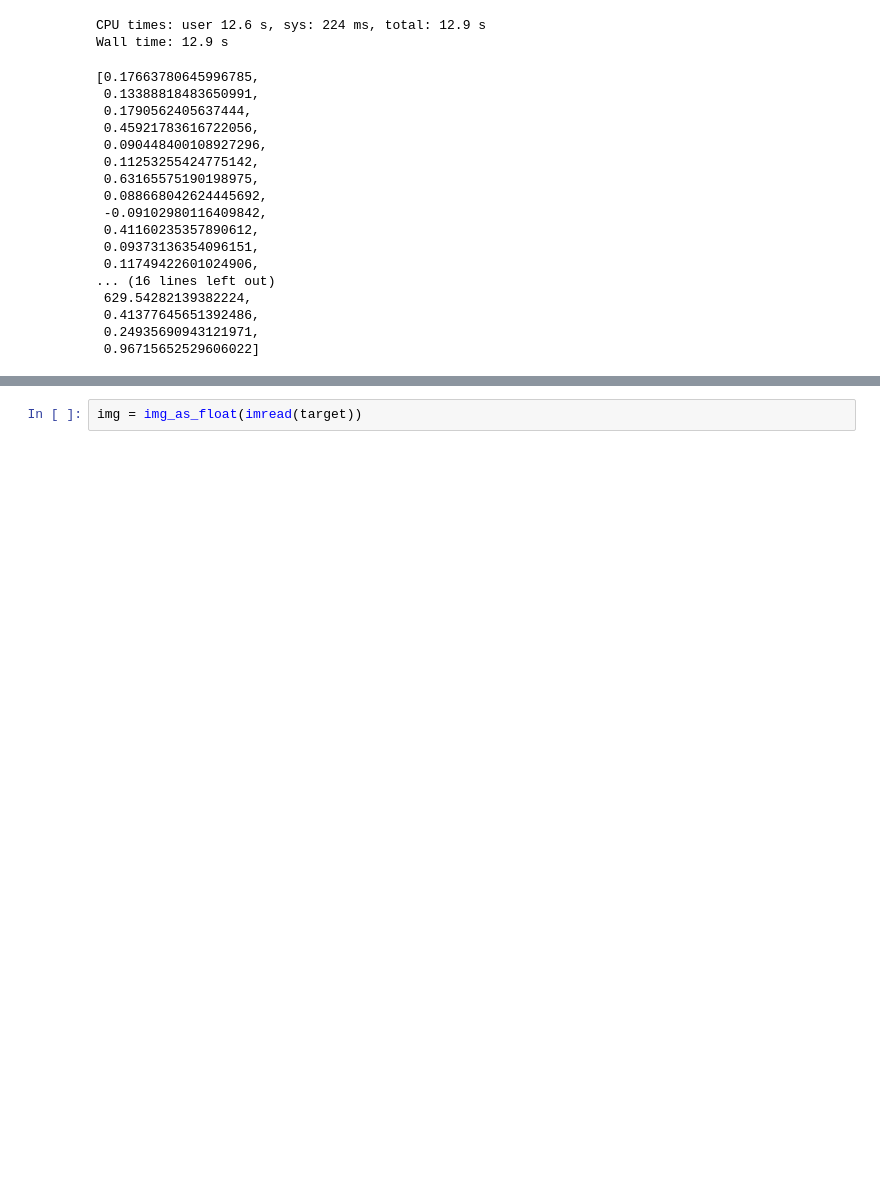
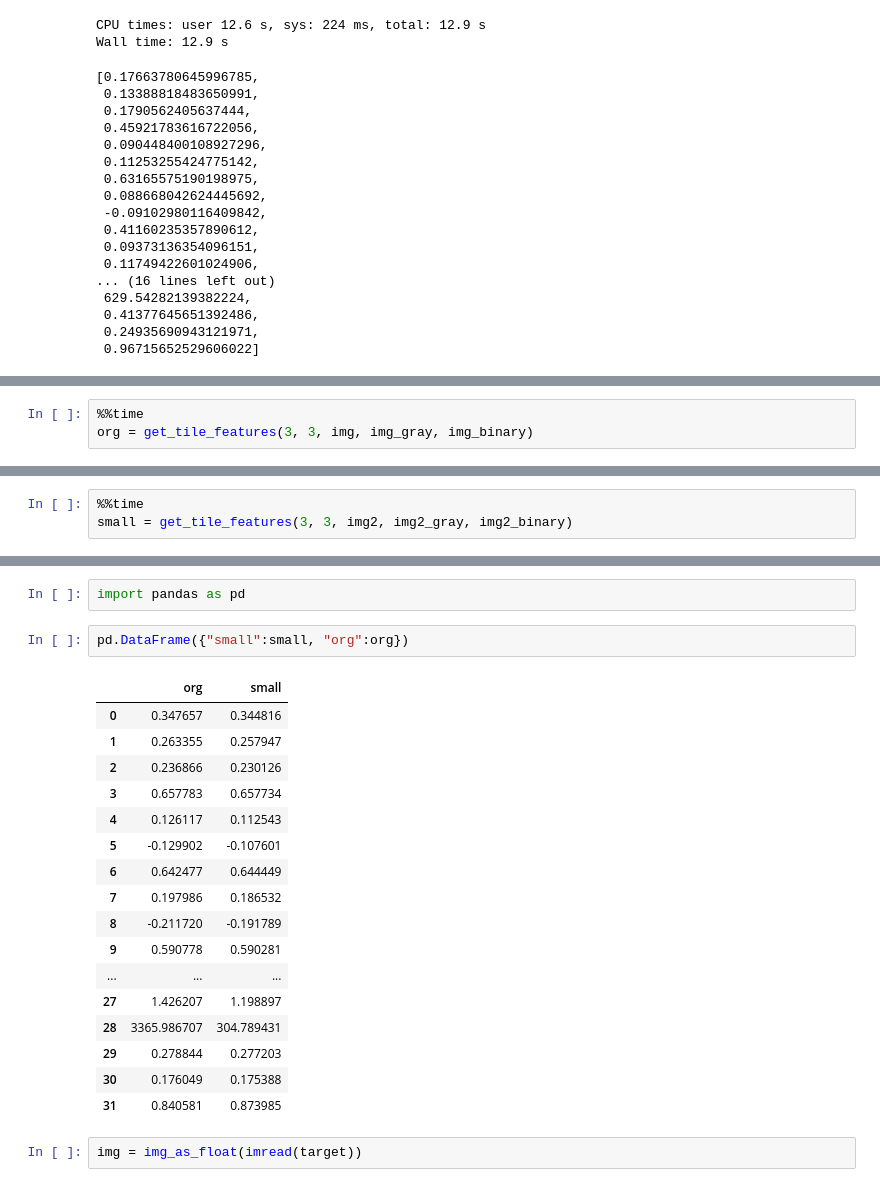
Before and after one commit to karino2/ClassSim, a Jupyter notebook: GMM_similarity.ipynb, the cells around one changed output, grey strips where cells are left out. Cells and saved outputs as stored; diff of their text form; blank space fills up the shorter version.

```diff
--- a/GMM_similarity.ipynb
+++ b/GMM_similarity.ipynb
@@ -315,0 +708,3 @@ files[2000:2005]
+# %%
+%%time
+org = get_tile_features(3, 3, img, img_gray, img_binary)
@@ -315,0 +714,3 @@ files[2000:2005]
+# %%
+%%time
+small = get_tile_features(3, 3, img2, img2_gray, img2_binary)
@@ -316,3 +734,25 @@ files[2000:2005]
+# %%
+import pandas as pd
+# %%
+pd.DataFrame({"small":small, "org":org})
+# %% [output]
+|  | org | small |
+| 0 | 0.347657 | 0.344816 |
+| 1 | 0.263355 | 0.257947 |
+| 2 | 0.236866 | 0.230126 |
+| 3 | 0.657783 | 0.657734 |
+| 4 | 0.126117 | 0.112543 |
+| 5 | -0.129902 | -0.107601 |
+| 6 | 0.642477 | 0.644449 |
+| 7 | 0.197986 | 0.186532 |
+| 8 | -0.211720 | -0.191789 |
+| 9 | 0.590778 | 0.590281 |
+| ... | ... | ... |
+| 27 | 1.426207 | 1.198897 |
+| 28 | 3365.986707 | 304.789431 |
+| 29 | 0.278844 | 0.277203 |
+| 30 | 0.176049 | 0.175388 |
+| 31 | 0.840581 | 0.873985 |
 # %%
 img = img_as_float(imread(target))
 # %%
```
Also changed, not shown: parts of 82 cells of this notebook.
